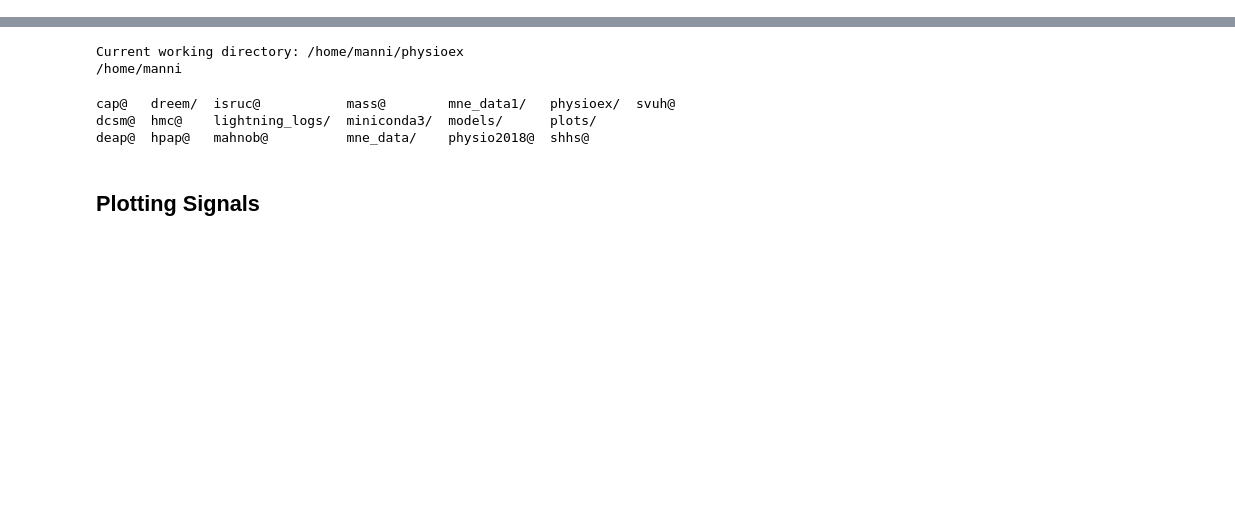
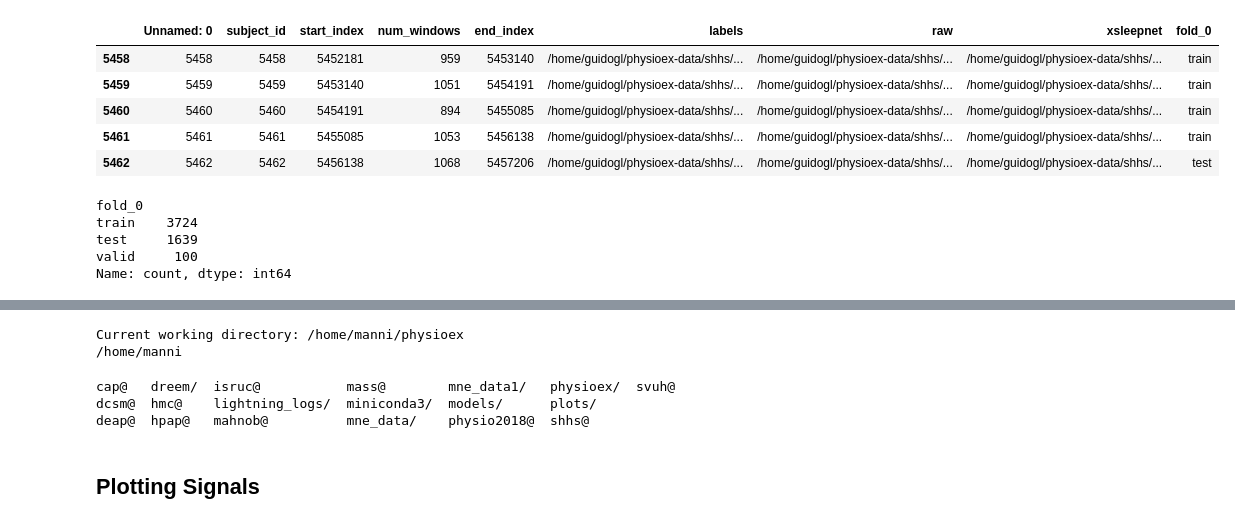
Before and after one commit to MatteoManni99/physioex, a Jupyter notebook: examples/autoencoder_experiments.ipynb, the cells around one changed output, grey strips where cells are left out. Cells and saved outputs as stored; diff of their text form; code cells hidden in the pictures; blank space fills up the shorter version.

```diff
--- a/examples/autoencoder_experiments.ipynb
+++ b/examples/autoencoder_experiments.ipynb
@@ -0,0 +59,22 @@
+# %%
+import pandas as pd
+
+# Replace 'your_file.csv' with the path to your CSV file
+df = pd.read_csv('table.csv')
+
+df.tail()
+# %% [output]
+|  | Unnamed: 0 | subject_id | start_index | num_windows | end_index | labels | raw | xsleepnet | fold_0 |
+| 5458 | 5458 | 5458 | 5452181 | 959 | 5453140 | /home/guidogl/physioex-data/shhs/... | /home/guidogl/physioex-data/shhs/... | /home/guidogl/physioex-data/shhs/... | train |
+| 5459 | 5459 | 5459 | 5453140 | 1051 | 5454191 | /home/guidogl/physioex-data/shhs/... | /home/guidogl/physioex-data/shhs/... | /home/guidogl/physioex-data/shhs/... | train |
+| 5460 | 5460 | 5460 | 5454191 | 894 | 5455085 | /home/guidogl/physioex-data/shhs/... | /home/guidogl/physioex-data/shhs/... | /home/guidogl/physioex-data/shhs/... | train |
+| 5461 | 5461 | 5461 | 5455085 | 1053 | 5456138 | /home/guidogl/physioex-data/shhs/... | /home/guidogl/physioex-data/shhs/... | /home/guidogl/physioex-data/shhs/... | train |
+| 5462 | 5462 | 5462 | 5456138 | 1068 | 5457206 | /home/guidogl/physioex-data/shhs/... | /home/guidogl/physioex-data/shhs/... | /home/guidogl/physioex-data/shhs/... | test |
+# %%
+df['fold_0'].value_counts()
+# %% [output]
+fold_0
+train    3724
+test     1639
+valid     100
+Name: count, dtype: int64
```
Also changed, not shown: parts of 20 cells of this notebook, 1 other file.
